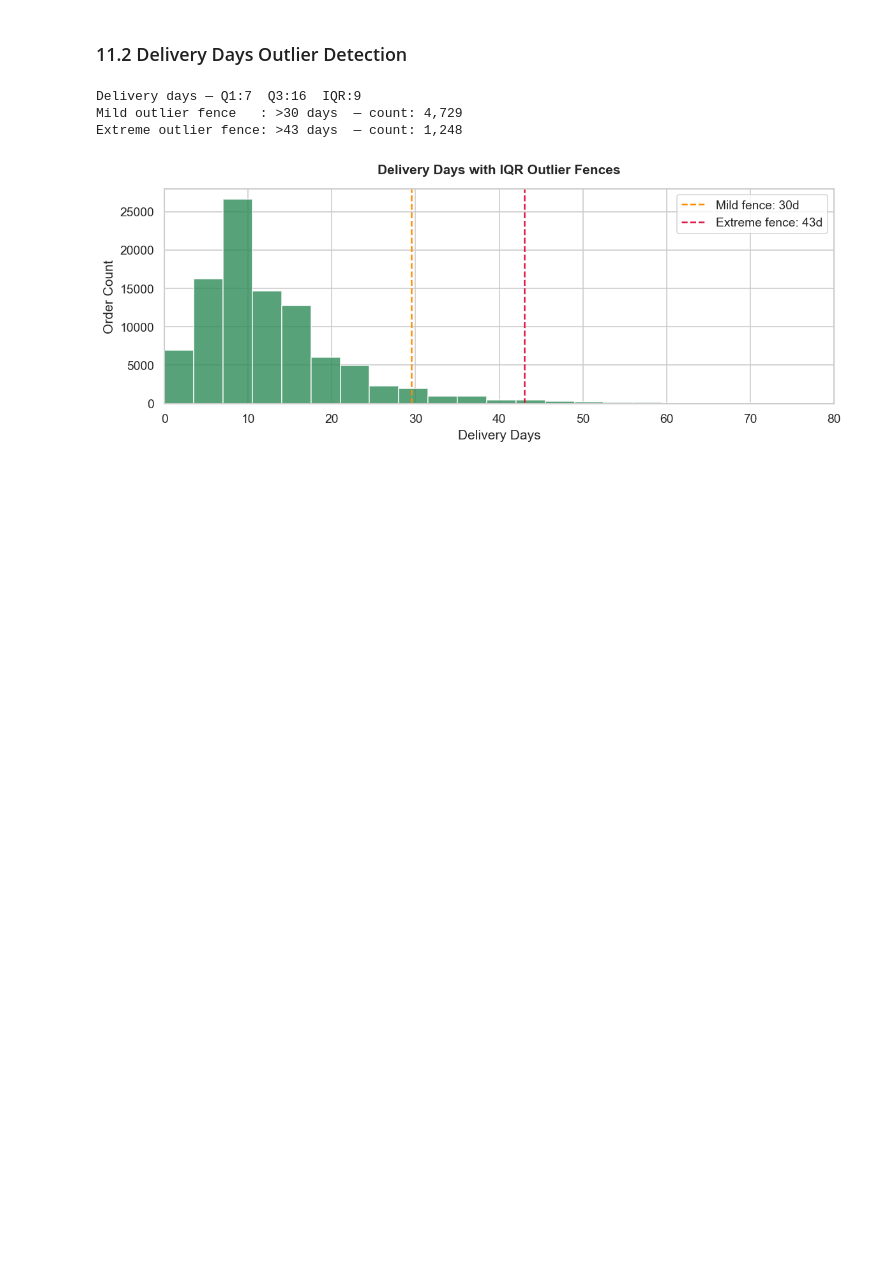
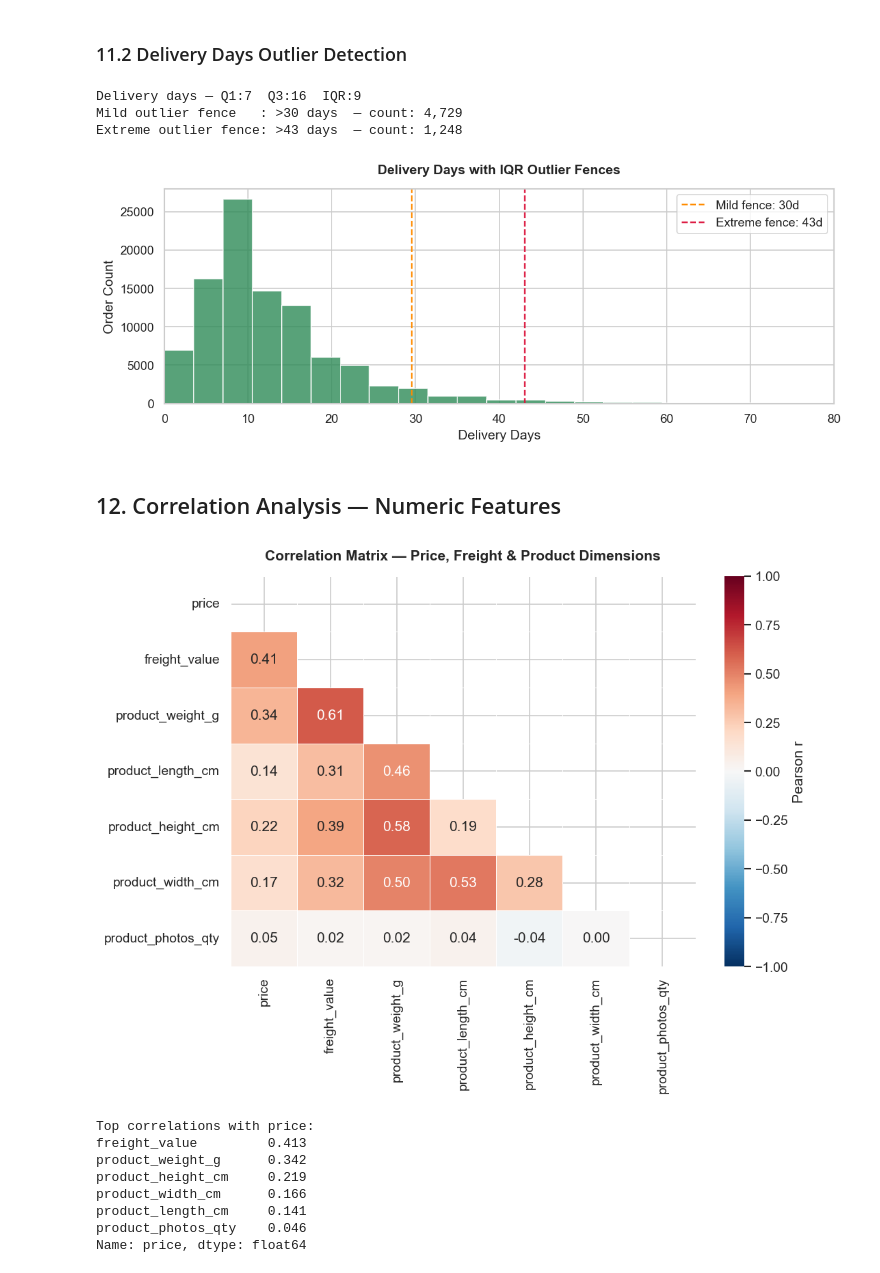
Before and after one commit to Malinda1/ecommerce-recommendation-spark, a Jupyter notebook: notebooks/01_data_loading_cleaning.ipynb, the cells around one changed output. Cells and saved outputs as stored; diff of their text form; code cells hidden in the pictures; blank space fills up the shorter version.

Commit message:
Created Heatmap for show correlation Analysis

```diff
--- a/notebooks/01_data_loading_cleaning.ipynb
+++ b/notebooks/01_data_loading_cleaning.ipynb
@@ -862,3 +862,45 @@ Delivery days — Q1:7  Q3:16  IQR:9
 Mild outlier fence   : >30 days  — count: 4,729
 Extreme outlier fence: >43 days  — count: 1,248
 [figure]
+# %% [markdown]
+## 12. Correlation Analysis — Numeric Features
+# %%
+# collect numeric columns from items + products into pandas for correlation
+corr_pd = (
+    df_items_raw
+    .join(df_products_raw.select(
+        'product_id','product_weight_g','product_length_cm',
+        'product_height_cm','product_width_cm','product_photos_qty'
+    ), on='product_id', how='inner')
+    .select('price','freight_value','product_weight_g',
+            'product_length_cm','product_height_cm','product_width_cm','product_photos_qty')
+    .dropna()
+    .sample(fraction=0.3, seed=42)   # 30% sample — enough for correlation
+    .toPandas()
+)
+
+corr_matrix = corr_pd.corr()
+
+fig, ax = plt.subplots(figsize=(9, 7), dpi=FIG_DPI)
+mask = np.triu(np.ones_like(corr_matrix, dtype=bool))
+sns.heatmap(
+    corr_matrix, mask=mask, annot=True, fmt='.2f',
+    cmap='RdBu_r', center=0, vmin=-1, vmax=1,
+    linewidths=0.5, ax=ax, cbar_kws={'label': 'Pearson r'}
+)
+ax.set_title('Correlation Matrix — Price, Freight & Product Dimensions', pad=TITLE_PAD, fontweight='bold')
+plt.tight_layout()
+plt.show()
+
+print('Top correlations with price:')
+print(corr_matrix['price'].drop('price').sort_values(ascending=False).round(3))
+# %% [output]
+[figure, added]
+Top correlations with price:
+freight_value         0.413
+product_weight_g      0.342
+product_height_cm     0.219
+product_width_cm      0.166
+product_length_cm     0.141
+product_photos_qty    0.046
+Name: price, dtype: float64
```
